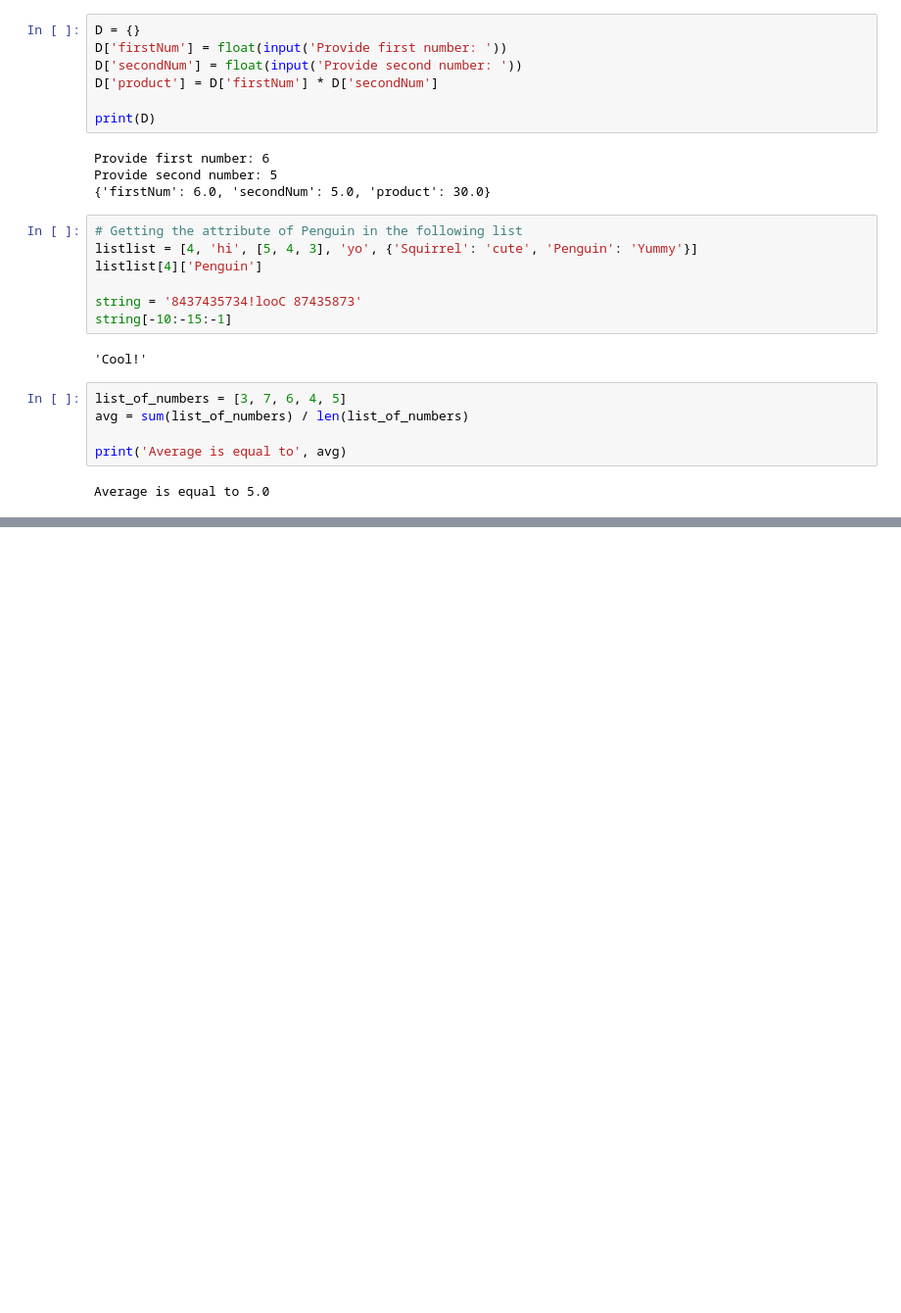
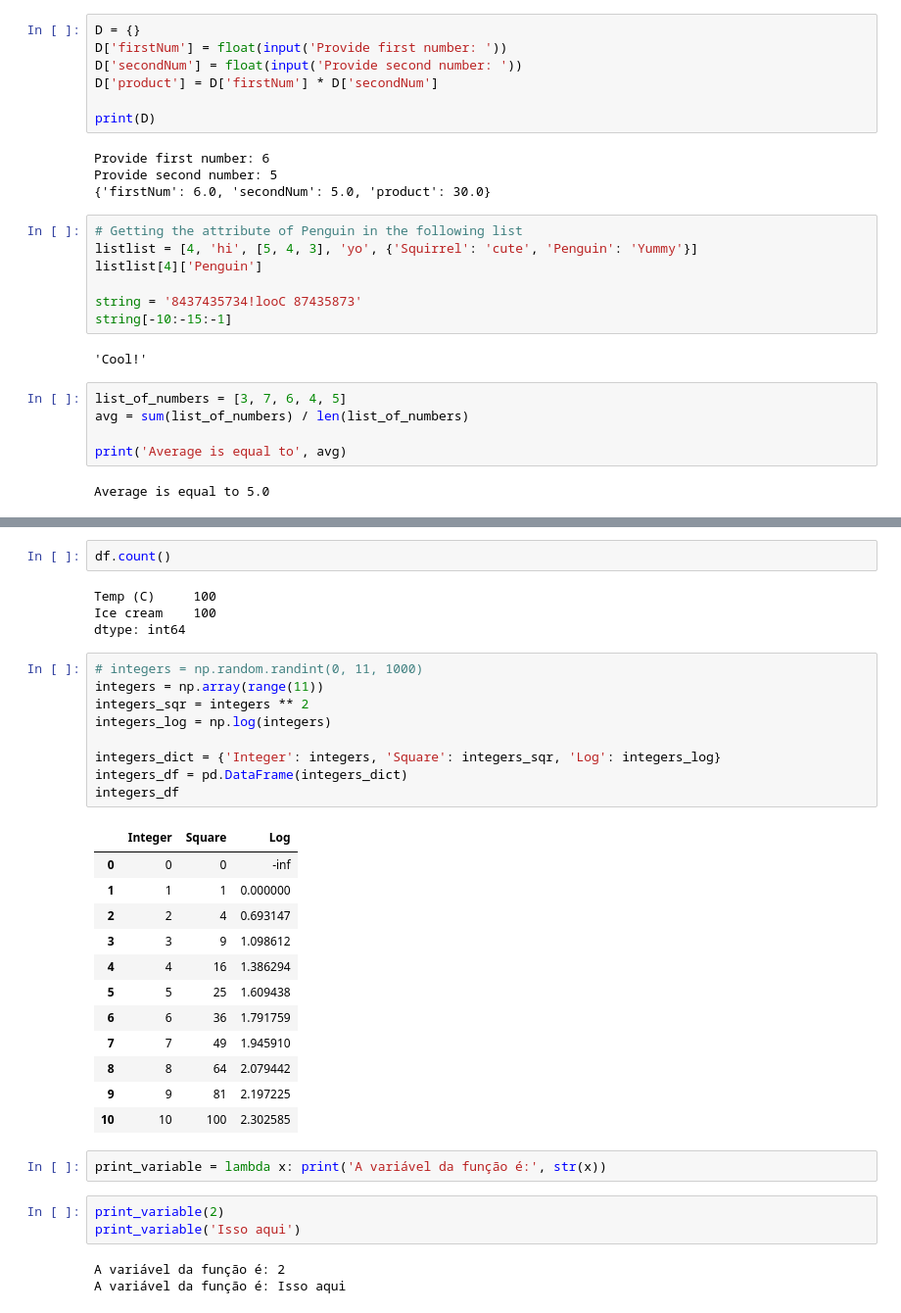
Before and after one commit to dantebarross/scientific-projects-with-python, a Jupyter notebook: Resolving_Scientific_Projects.ipynb, the cells around one changed output, grey strips where cells are left out. Shown at 98% size. Saved outputs shown, nothing was run; the diff lists cells and outputs as text; blank space fills up the shorter version.

```diff
--- a/Resolving_Scientific_Projects.ipynb
+++ b/Resolving_Scientific_Projects.ipynb
@@ -105,0 +184,36 @@ Average is equal to 5.0
+# %%
+df.count()
+# %% [output]
+Temp (C)     100
+Ice cream    100
+dtype: int64
+# %%
+# integers = np.random.randint(0, 11, 1000)
+integers = np.array(range(11))
+integers_sqr = integers ** 2
+integers_log = np.log(integers)
+
+integers_dict = {'Integer': integers, 'Square': integers_sqr, 'Log': integers_log}
+integers_df = pd.DataFrame(integers_dict)
+integers_df
+# %% [output]
+|  | Integer | Square | Log |
+| 0 | 0 | 0 | -inf |
+| 1 | 1 | 1 | 0.000000 |
+| 2 | 2 | 4 | 0.693147 |
+| 3 | 3 | 9 | 1.098612 |
+| 4 | 4 | 16 | 1.386294 |
+| 5 | 5 | 25 | 1.609438 |
+| 6 | 6 | 36 | 1.791759 |
+| 7 | 7 | 49 | 1.945910 |
+| 8 | 8 | 64 | 2.079442 |
+| 9 | 9 | 81 | 2.197225 |
+| 10 | 10 | 100 | 2.302585 |
+# %%
+print_variable = lambda x: print('A variável da função é:', str(x))
+# %%
+print_variable(2)
+print_variable('Isso aqui')
+# %% [output]
+A variável da função é: 2
+A variável da função é: Isso aqui
```
Also changed, not shown: parts of 27 cells of this notebook.
